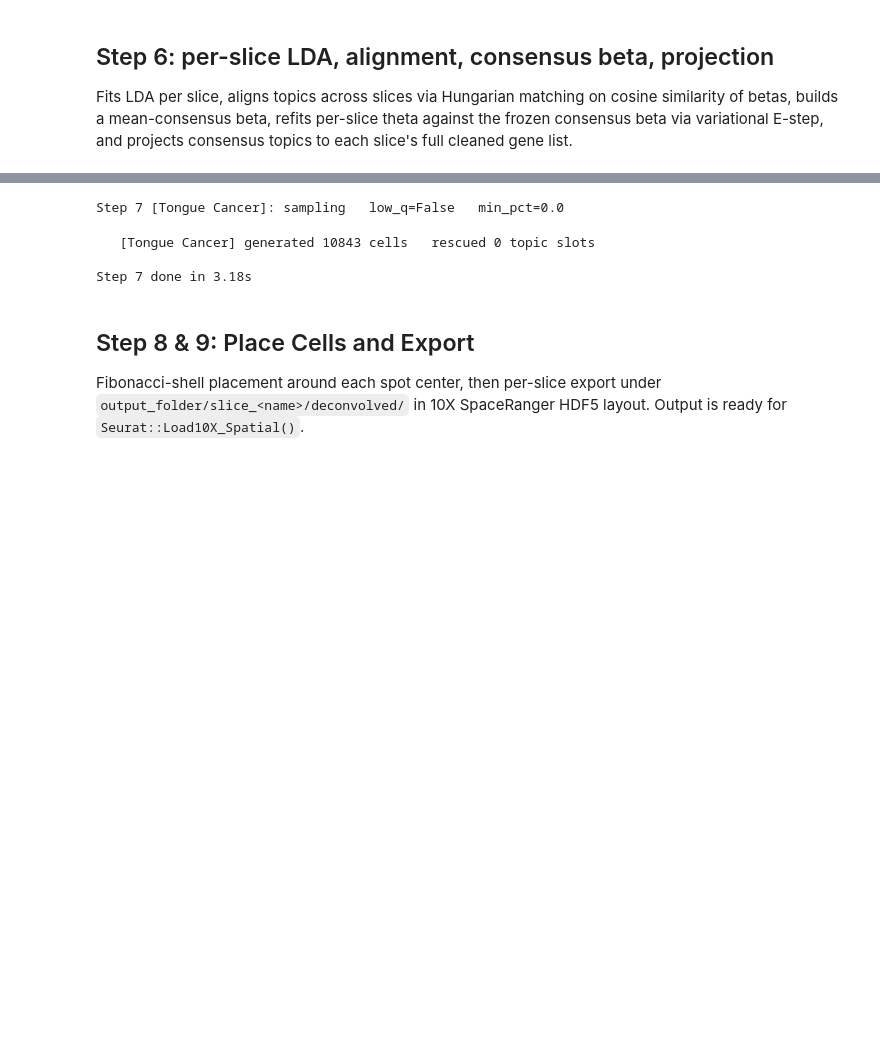
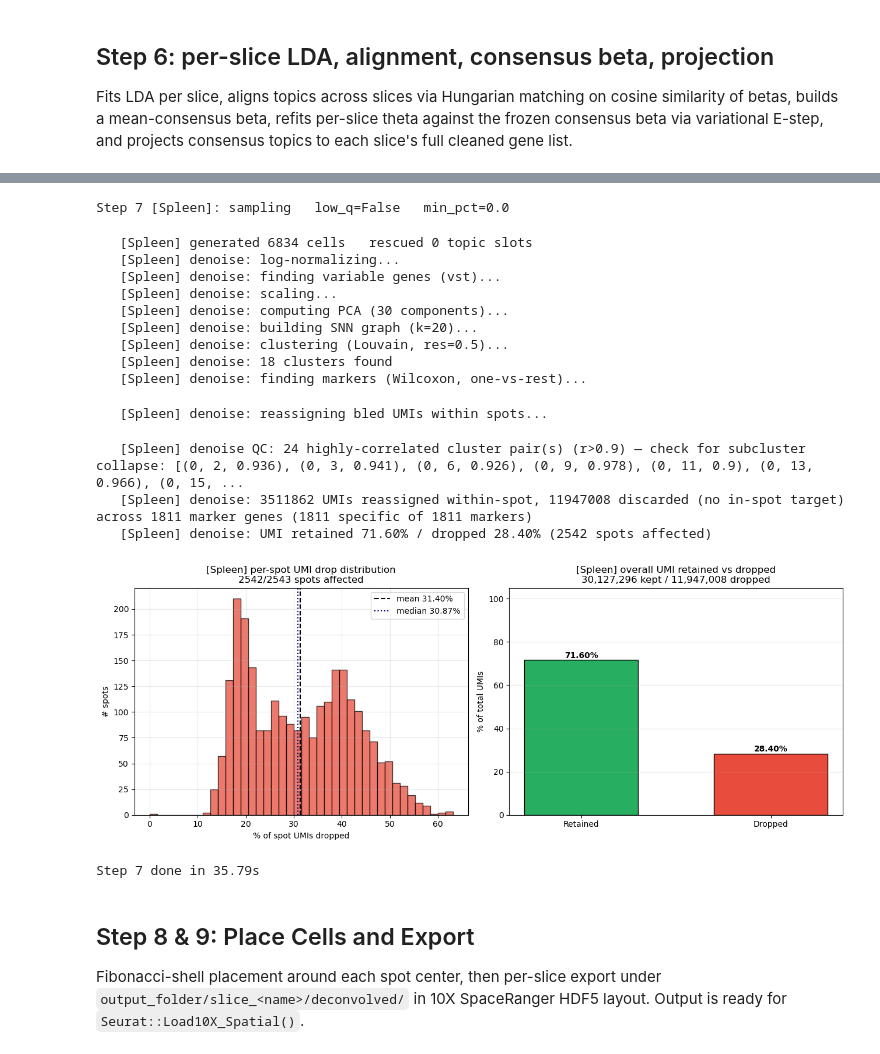
Before and after one commit to Perik-Zavodskii/CoexpressDeconvolve, a Jupyter notebook: CoexpressDeconvolve.ipynb, the cells around one changed output, grey strips where cells are left out. Saved outputs shown, nothing was run; the diff lists cells and outputs as text; code cells hidden in the pictures; blank space fills up the shorter version.

```diff
--- a/CoexpressDeconvolve.ipynb
+++ b/CoexpressDeconvolve.ipynb
@@ -157,15 +148,30 @@ Generates in-silico single cells per slice. Threshold-and-renormalize on `min_to
 # %%
 cells = codeconv.step7_sampling_engine(
     slices, model, config_path, species,
     low_slice_quality=False,
     # low_slice_quality = {"Slice 1": False, "Slice 2": True},
     min_topic_percentage=0.00,
+
+    # Optional GEX clean-up: within-spot de-bleeding of marker genes
+    denoise=True
 )
 # %% [output]
-Step 7 [Tongue Cancer]: sampling   low_q=False   min_pct=0.0
+Step 7 [Spleen]: sampling   low_q=False   min_pct=0.0
-   [Tongue Cancer] generated 10843 cells   rescued 0 topic slots
-
-Step 7 done in 3.18s
+   [Spleen] generated 6834 cells   rescued 0 topic slots
+   [Spleen] denoise: log-normalizing...
+   [Spleen] denoise: finding variable genes (vst)...
+   [Spleen] denoise: scaling...
+   [Spleen] denoise: computing PCA (30 components)...
+   [Spleen] denoise: building SNN graph (k=20)...
+   [Spleen] denoise: clustering (Louvain, res=0.5)...
+   [Spleen] denoise: 18 clusters found
+   [Spleen] denoise: finding markers (Wilcoxon, one-vs-rest)...
+   [Spleen] denoise: reassigning bled UMIs within spots...
+   [Spleen] denoise QC: 24 highly-correlated cluster pair(s) (r>0.9) — check for subcluster collapse: [(0, 2, 0.936), (0, 3, 0.941), (0, 6, 0.926), (0, 9, 0.978), (0, 11, 0.9), (0, 13, 0.966), (0, 15, ...
+   [Spleen] denoise: 3511862 UMIs reassigned within-spot, 11947008 discarded (no in-spot target) across 1811 marker genes (1811 specific of 1811 markers)
+   [Spleen] denoise: UMI retained 71.60% / dropped 28.40% (2542 spots affected)
+[figure, added]
+Step 7 done in 35.79s
 # %% [markdown]
 ## Step 8 & 9: Place Cells and Export
 Fibonacci-shell placement around each spot center, then per-slice export under `output_folder/slice_<name>/deconvolved/` in 10X SpaceRanger HDF5 layout. Output is ready for `Seurat::Load10X_Spatial()`.
```
Also changed, not shown: parts of 10 cells of this notebook, 1 other file.
